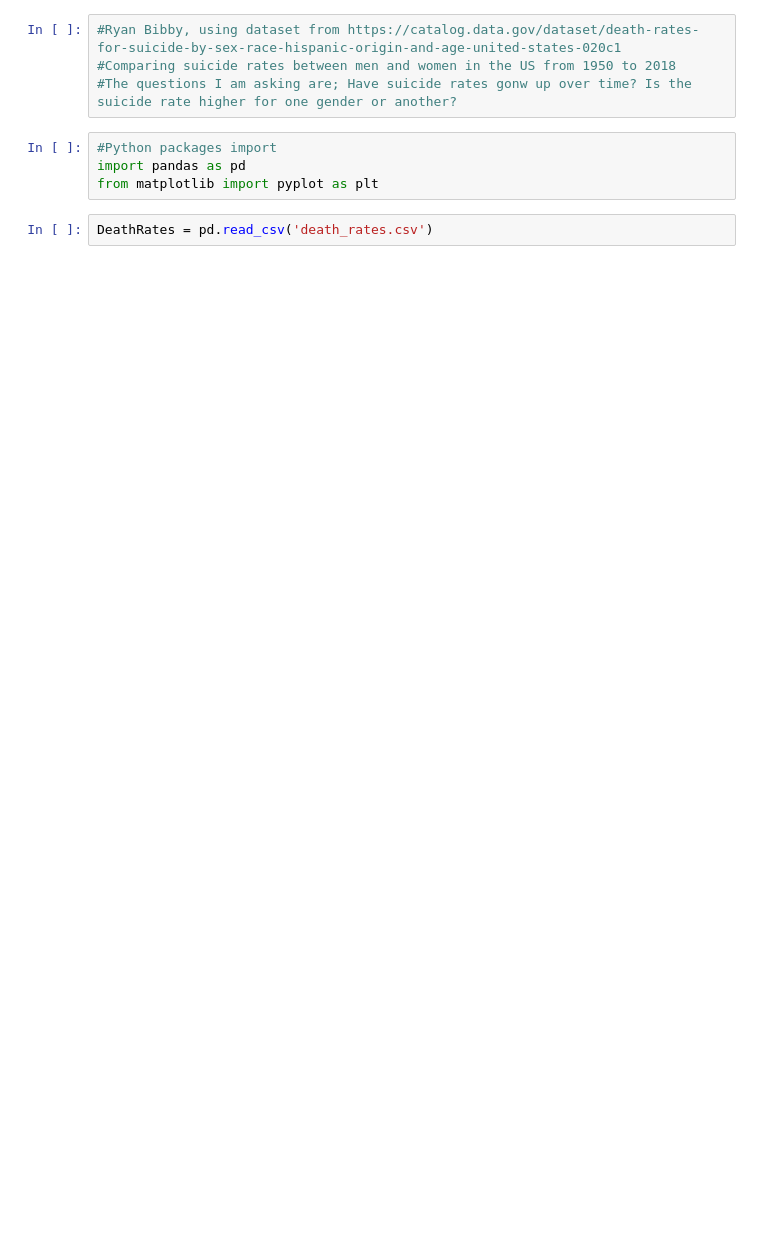
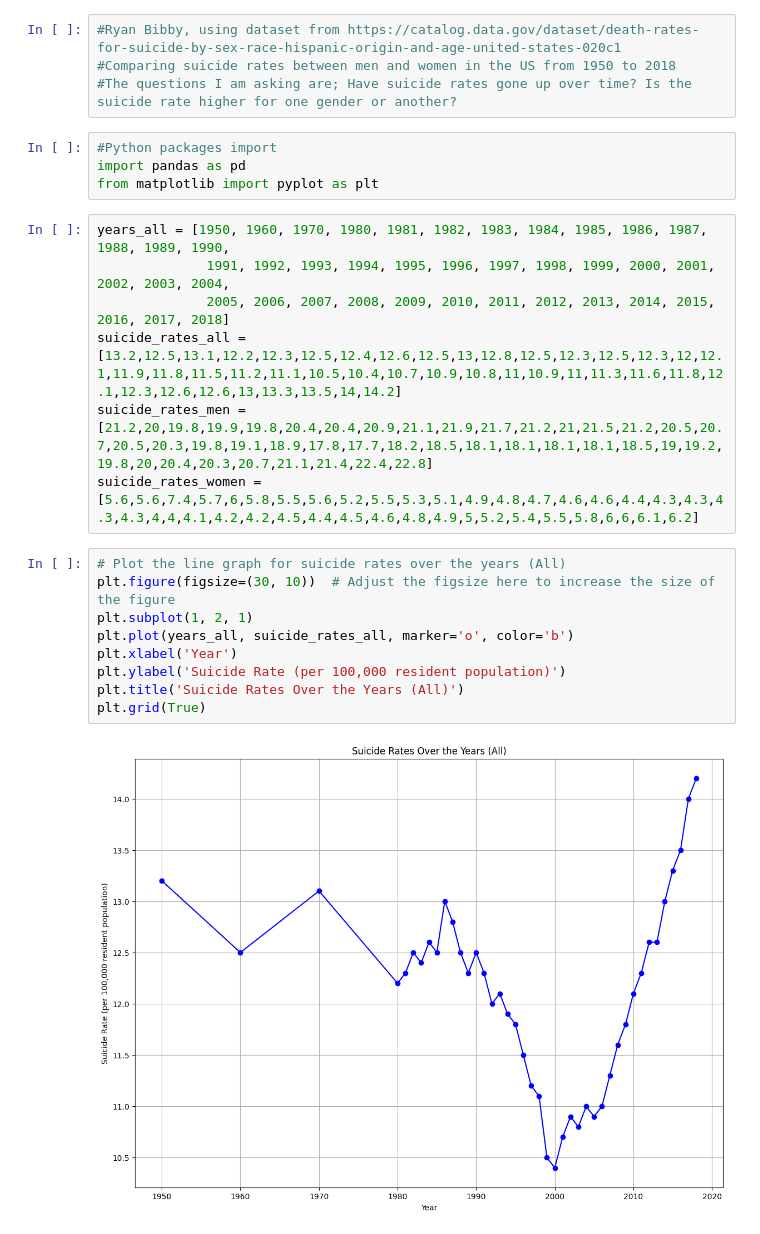
Before and after one commit to rbibby53/DataScienceFinalProject, a Jupyter notebook: Main.ipynb, the cells around one changed output. Saved outputs shown, nothing was run; the diff lists cells and outputs as text; blank space fills up the shorter version.

```diff
--- a/Main.ipynb
+++ b/Main.ipynb
@@ -1,10 +1,26 @@
 # %%
 #Ryan Bibby, using dataset from https://catalog.data.gov/dataset/death-rates-for-suicide-by-sex-race-hispanic-origin-and-age-united-states-020c1
 #Comparing suicide rates between men and women in the US from 1950 to 2018
-#The questions I am asking are; Have suicide rates gonw up over time? Is the suicide rate higher for one gender or another?
+#The questions I am asking are; Have suicide rates gone up over time? Is the suicide rate higher for one gender or another?
 # %%
 #Python packages import
 import pandas as pd
 from matplotlib import pyplot as plt
-# %%
-DeathRates = pd.read_csv('death_rates.csv')
+# %%
+years_all = [1950, 1960, 1970, 1980, 1981, 1982, 1983, 1984, 1985, 1986, 1987, 1988, 1989, 1990,
+              1991, 1992, 1993, 1994, 1995, 1996, 1997, 1998, 1999, 2000, 2001, 2002, 2003, 2004,
+              2005, 2006, 2007, 2008, 2009, 2010, 2011, 2012, 2013, 2014, 2015, 2016, 2017, 2018]
+suicide_rates_all = [13.2,12.5,13.1,12.2,12.3,12.5,12.4,12.6,12.5,13,12.8,12.5,12.3,12.5,12.3,12,12.1,11.9,11.8,11.5,11.2,11.1,10.5,10.4,10.7,10.9,10.8,11,10.9,11,11.3,11.6,11.8,12.1,12.3,12.6,12.6,13,13.3,13.5,14,14.2]
+suicide_rates_men = [21.2,20,19.8,19.9,19.8,20.4,20.4,20.9,21.1,21.9,21.7,21.2,21,21.5,21.2,20.5,20.7,20.5,20.3,19.8,19.1,18.9,17.8,17.7,18.2,18.5,18.1,18.1,18.1,18.1,18.5,19,19.2,19.8,20,20.4,20.3,20.7,21.1,21.4,22.4,22.8]
+suicide_rates_women = [5.6,5.6,7.4,5.7,6,5.8,5.5,5.6,5.2,5.5,5.3,5.1,4.9,4.8,4.7,4.6,4.6,4.4,4.3,4.3,4.3,4.3,4,4,4.1,4.2,4.2,4.5,4.4,4.5,4.6,4.8,4.9,5,5.2,5.4,5.5,5.8,6,6,6.1,6.2]
+# %%
+# Plot the line graph for suicide rates over the years (All)
+plt.figure(figsize=(30, 10))  # Adjust the figsize here to increase the size of the figure
+plt.subplot(1, 2, 1)
+plt.plot(years_all, suicide_rates_all, marker='o', color='b')
+plt.xlabel('Year')
+plt.ylabel('Suicide Rate (per 100,000 resident population)')
+plt.title('Suicide Rates Over the Years (All)')
+plt.grid(True)
+# %% [output]
+[figure, added]
```
Also changed, not shown: parts of 2 cells of this notebook.
